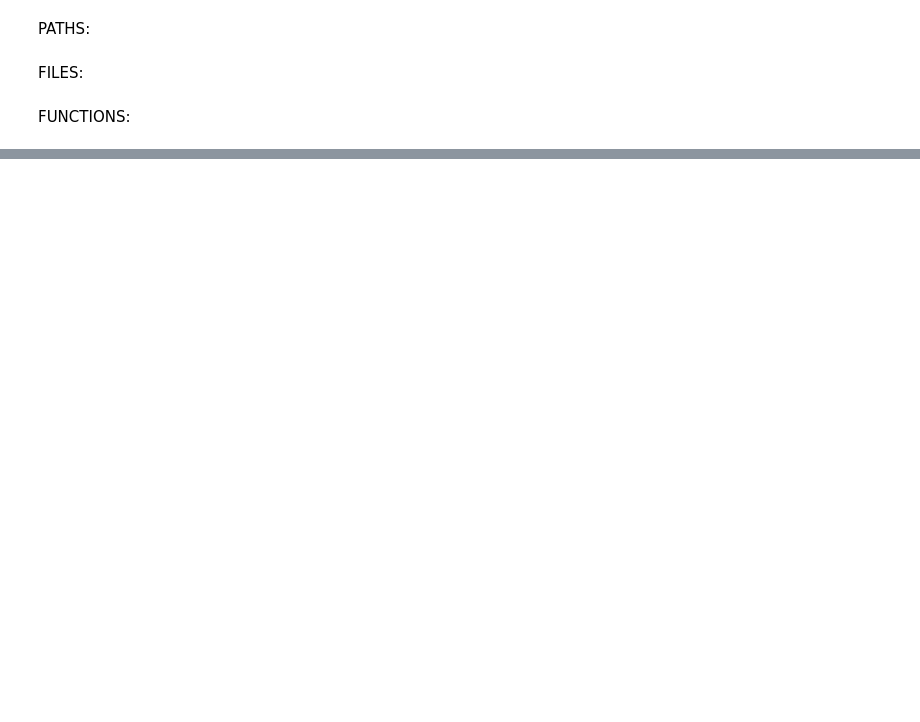
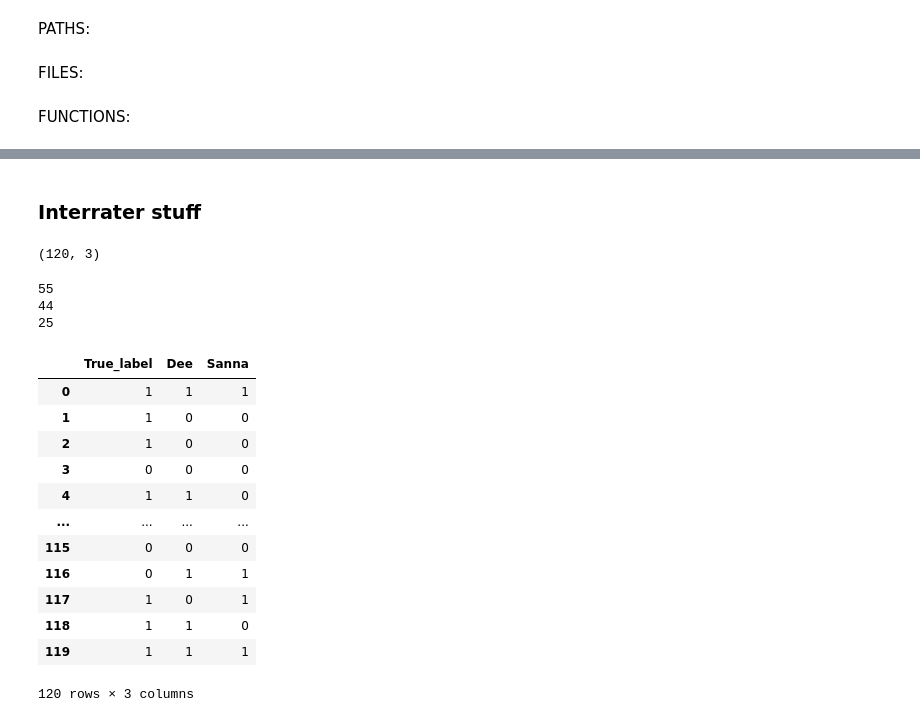
Before and after one commit to dmdequin/fyp2021p4g03, a Jupyter notebook: notebooks/Sanna_working.ipynb, the cells around one changed output, grey strips where cells are left out. Saved outputs shown, nothing was run; the diff lists cells and outputs as text; code cells hidden in the pictures; blank space fills up the shorter version.

Commit message:
Update annotation name, started loading annotations

```diff
--- a/notebooks/Sanna_working.ipynb
+++ b/notebooks/Sanna_working.ipynb
@@ -220,0 +374,2 @@ irony_df.head()
+# %% [markdown]
+### Interrater stuff
@@ -220,0 +378,38 @@ irony_df.head()
+# %%
+interrater_df = pd.read_csv('../datasets/iaa-sets/irony/iaa_labels.txt', names = ['True_label'])
+rater1 = pd.read_csv('../datasets/iaa-sets/irony/DeeAnnotation.txt', names = ['Dee'])
+rater2 = pd.read_csv('../datasets/iaa-sets/irony/SannaAnnotation.txt', names = ['Sanna'])
+
+interrater_df = interrater_df.merge(rater1, left_index=True, right_index = True)
+interrater_df = interrater_df.merge(rater2, left_index=True, right_index = True)
+
+
+rater_list = ['Dee', 'Sanna']
+
+interrater_df.shape
+# %% [output]
+(120, 3)
+# %%
+print(interrater_df['True_label'].sum())
+print(interrater_df['Dee'].sum())
+print(interrater_df['Sanna'].sum())
+# %% [output]
+55
+44
+25
+# %%
+interrater_df
+# %% [output]
+|  | True_label | Dee | Sanna |
+| 0 | 1 | 1 | 1 |
+| 1 | 1 | 0 | 0 |
+| 2 | 1 | 0 | 0 |
+| 3 | 0 | 0 | 0 |
+| 4 | 1 | 1 | 0 |
+| ... | ... | ... | ... |
+| 115 | 0 | 0 | 0 |
+| 116 | 0 | 1 | 1 |
+| 117 | 1 | 0 | 1 |
+| 118 | 1 | 1 | 0 |
+| 119 | 1 | 1 | 1 |
+120 rows × 3 columns
```
Also changed, not shown: parts of 14 cells of this notebook, 1 other file.
